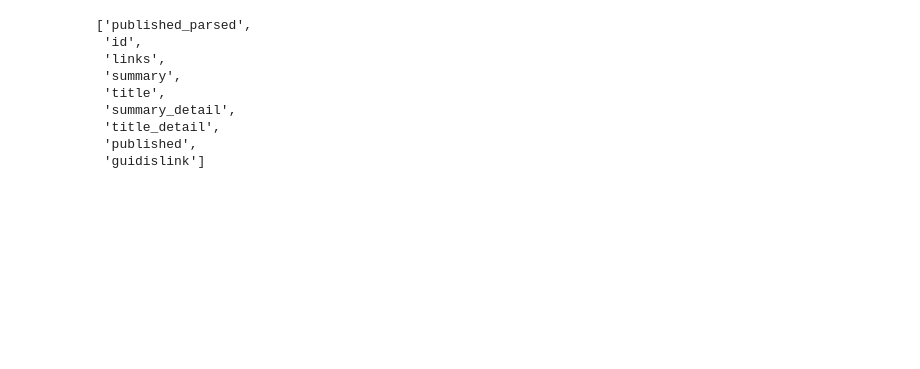
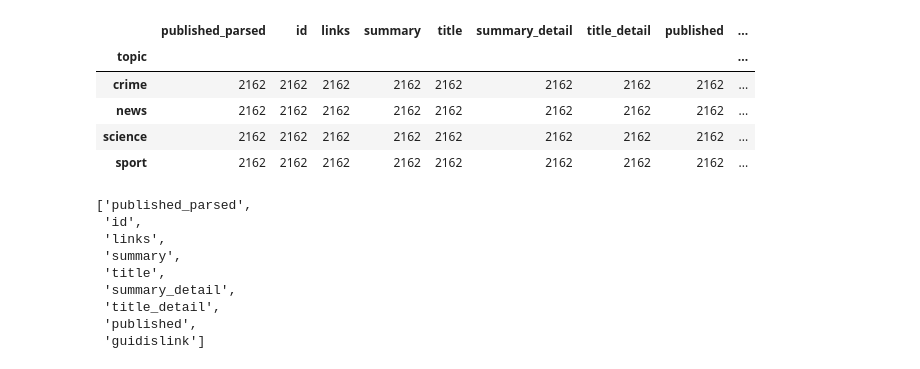
Before and after one commit to trburnet/Content_Agg, a Jupyter notebook: agg_nb.ipynb, the cells around one changed output. Cells and saved outputs as stored; diff of their text form; code cells hidden in the pictures; blank space fills up the shorter version.

```diff
--- a/agg_nb.ipynb
+++ b/agg_nb.ipynb
@@ -154,3 +168,28 @@ all_pc_df.groupby('topic').count()
+# %%
+# Since the amount for each topic is not the same, I want to balance this to not influence the model.
+all_topics_list = []
+for topic, count in all_pc_df.topic.value_counts().to_dict().items():
+    all_topics_list.append(all_pc_df[all_pc_df['topic'] == topic])
+
+# Grabbing the small amount to use as our sample amount for underfitting
+smallest_topic_amount = min(all_pc_df.topic.value_counts().to_dict().values())
+
+# This is where we will underfit our data
+temp_dfs = []
+for temp_df in all_topics_list:
+    temp_dfs.append(temp_df.sample(smallest_topic_amount))
+
+fitted_df = pd.concat(temp_dfs)
+# %%
+#Checking to see if my data is evenly spread
+fitted_df.groupby('topic').count()
+# %% [output]
+|  | published_parsed | id | links | summary | title | summary_detail | title_detail | published | ... |
+| topic |  |  |  |  |  |  |  |  | ... |
+| crime | 2162 | 2162 | 2162 | 2162 | 2162 | 2162 | 2162 | 2162 | ... |
+| news | 2162 | 2162 | 2162 | 2162 | 2162 | 2162 | 2162 | 2162 | ... |
+| science | 2162 | 2162 | 2162 | 2162 | 2162 | 2162 | 2162 | 2162 | ... |
+| sport | 2162 | 2162 | 2162 | 2162 | 2162 | 2162 | 2162 | 2162 | ... |
 # %%
 # CNN rss
 cnn_df = ps.retrieve_rss_feed("http://rss.cnn.com/rss/cnn_topstories.rss")
```
Also changed, not shown: parts of 7 cells of this notebook, 1 other file.
